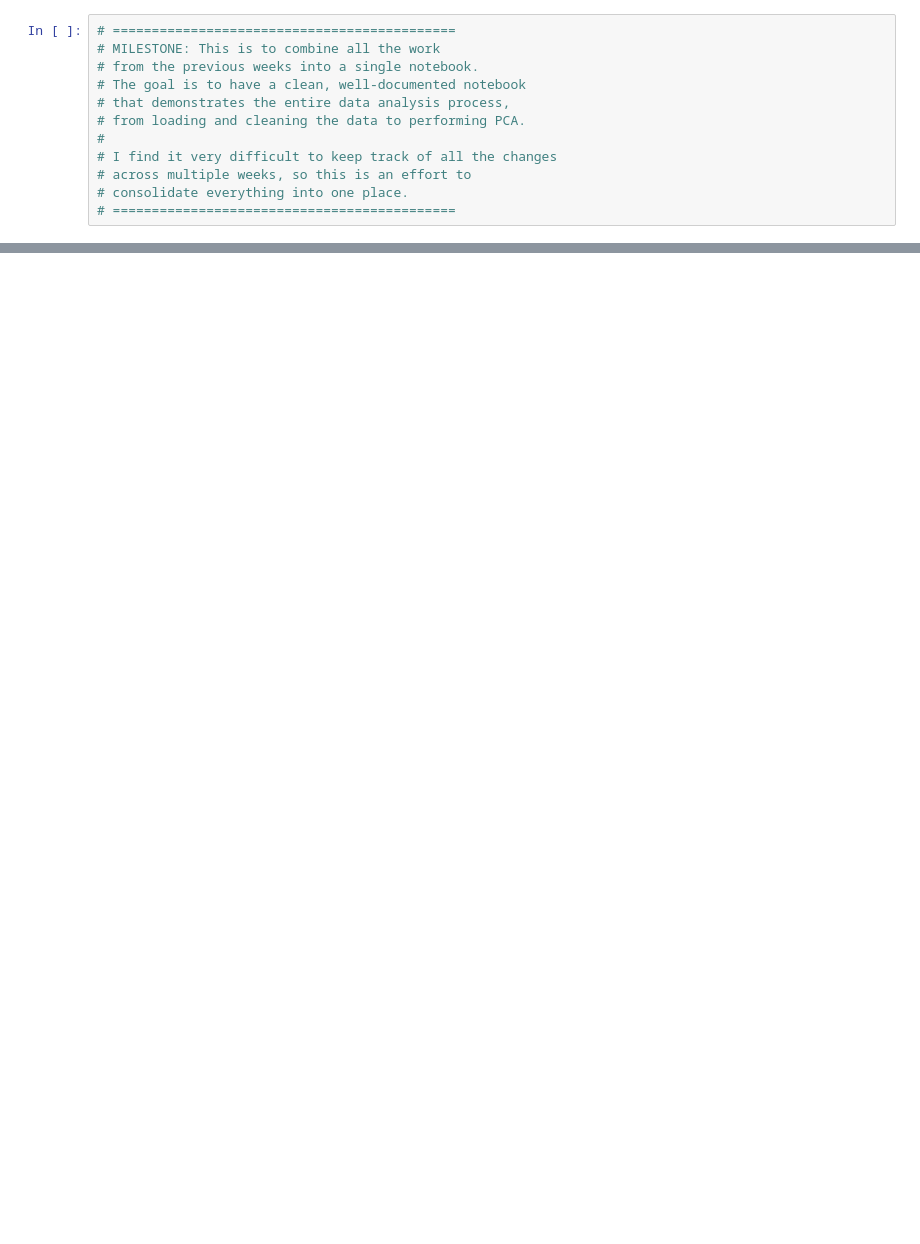
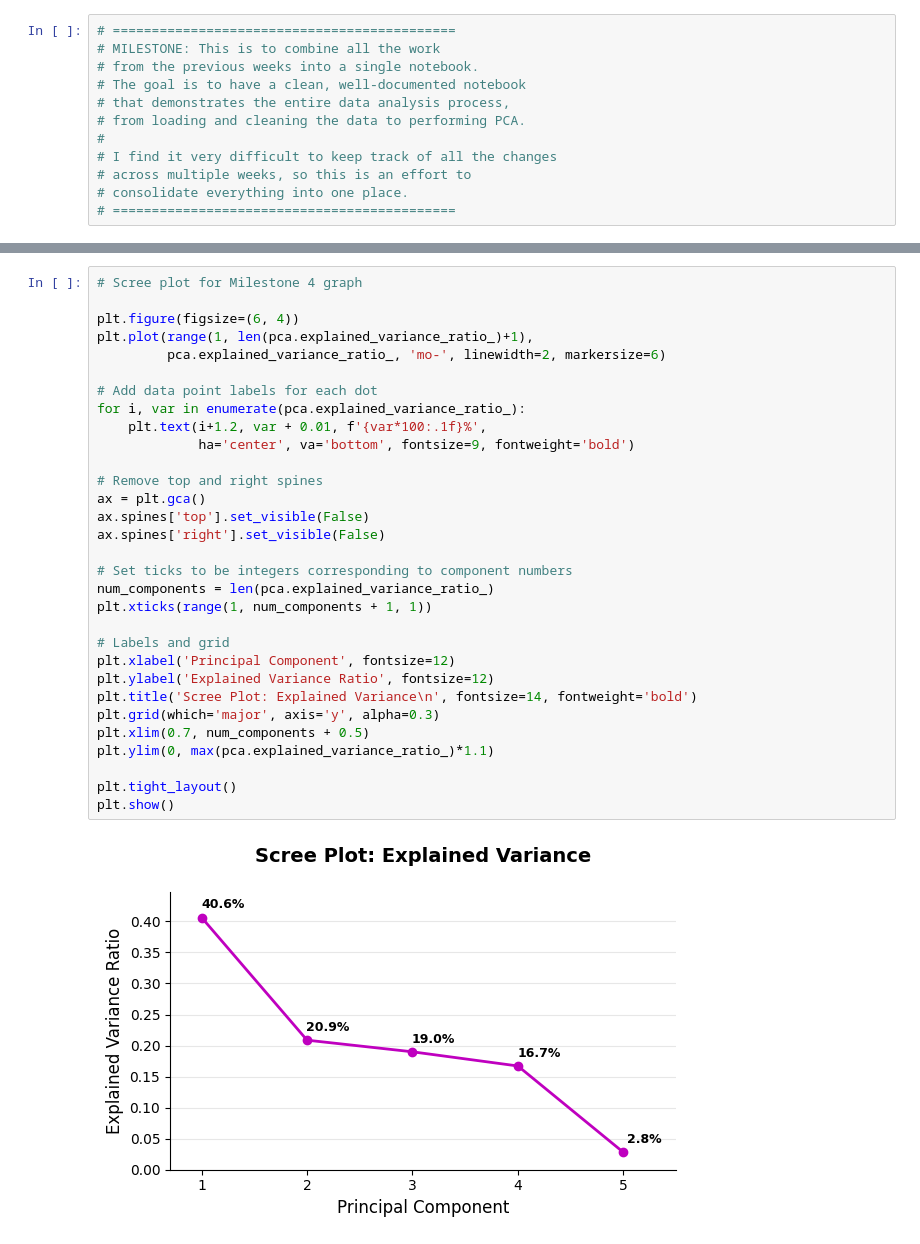
Before and after one commit to Quantum-Cosmic/ModuleB_Sem2_DNguyen_Milestone4, a Jupyter notebook: OMDS-ModB2-Milestone-Nguyen-Dustin.ipynb, the cells around one changed output, grey strips where cells are left out. Drawn from its saved outputs; the diff is of its cells as text; blank space fills up the shorter version.

Commit message:
Milestone Commit

```diff
--- a/OMDS-ModB2-Milestone-Nguyen-Dustin.ipynb
+++ b/OMDS-ModB2-Milestone-Nguyen-Dustin.ipynb
@@ -402,3 +433,36 @@ Stayers: 37,839, Leavers: 6,586
 5.3 HYPERPARAMETER TUNING
 Best Parameters: {'max_depth': 20, 'min_samples_split': 2, 'n_estimators': 100}
 Best CV Accuracy: 0.883
+# %%
+# Scree plot for Milestone 4 graph
+
+plt.figure(figsize=(6, 4))
+plt.plot(range(1, len(pca.explained_variance_ratio_)+1),
+         pca.explained_variance_ratio_, 'mo-', linewidth=2, markersize=6)
+
+# Add data point labels for each dot
+for i, var in enumerate(pca.explained_variance_ratio_):
+    plt.text(i+1.2, var + 0.01, f'{var*100:.1f}%',
+             ha='center', va='bottom', fontsize=9, fontweight='bold')
+
+# Remove top and right spines
+ax = plt.gca()
+ax.spines['top'].set_visible(False)
+ax.spines['right'].set_visible(False)
+
+# Set ticks to be integers corresponding to component numbers
+num_components = len(pca.explained_variance_ratio_)
+plt.xticks(range(1, num_components + 1, 1))
+
+# Labels and grid
+plt.xlabel('Principal Component', fontsize=12)
+plt.ylabel('Explained Variance Ratio', fontsize=12)
+plt.title('Scree Plot: Explained Variance\n', fontsize=14, fontweight='bold')
+plt.grid(which='major', axis='y', alpha=0.3)
+plt.xlim(0.7, num_components + 0.5)
+plt.ylim(0, max(pca.explained_variance_ratio_)*1.1)
+
+plt.tight_layout()
+plt.show()
+# %% [output]
+[figure, added]
```
Also changed, not shown: parts of 7 cells of this notebook, 5 other files.
